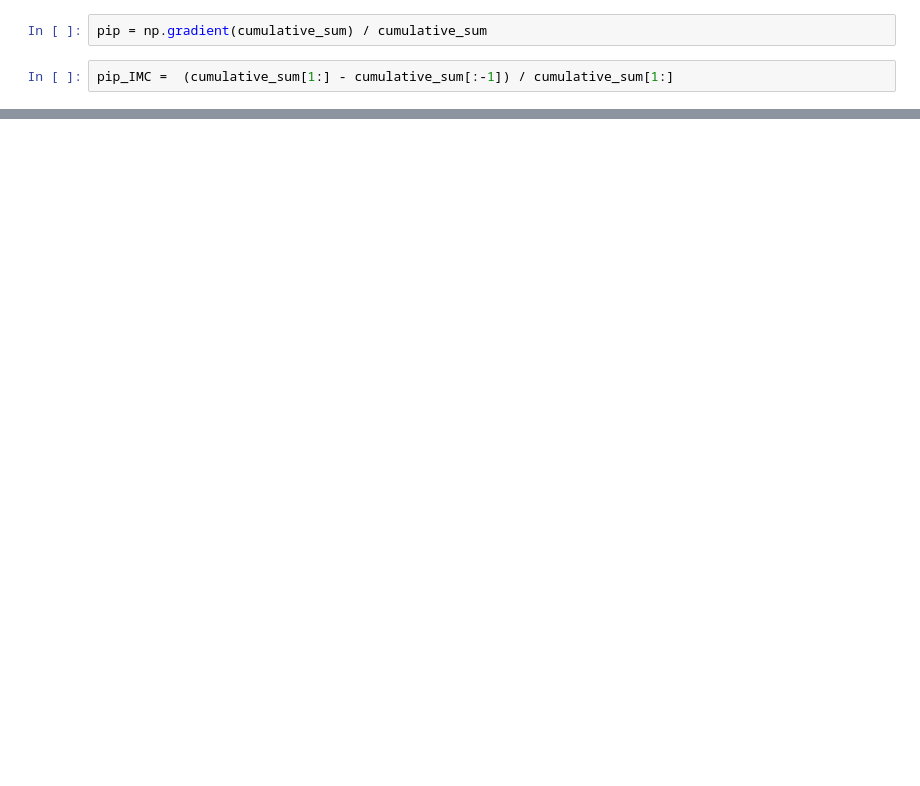
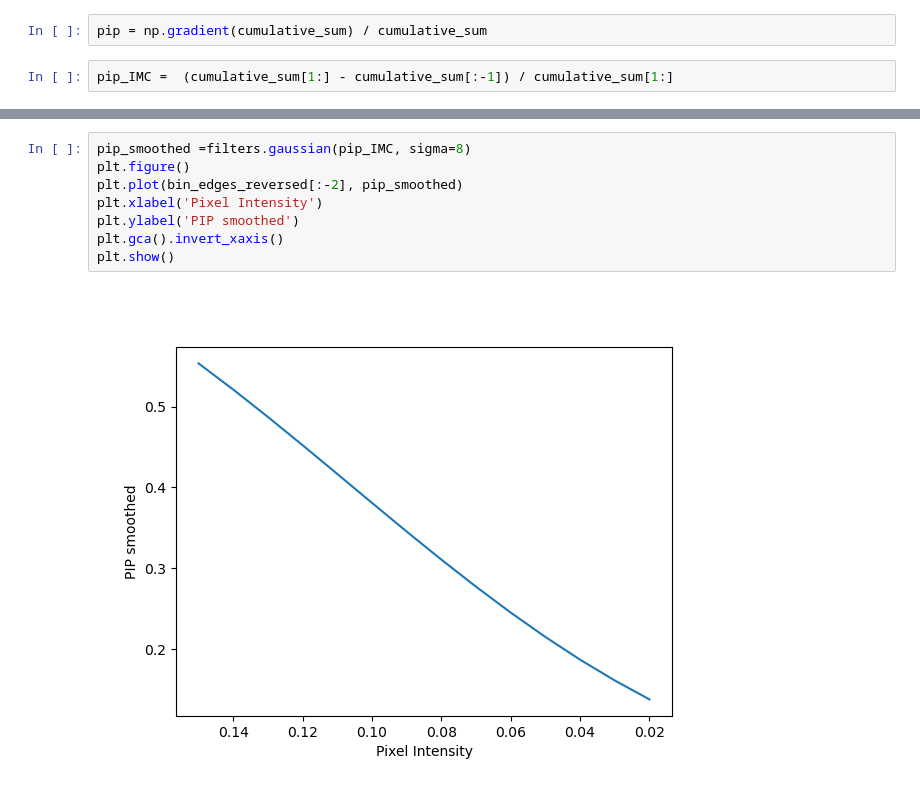
Before and after one commit to irene146/whitecaps, a Jupyter notebook: v1.1.ipynb, the cells around one changed output, grey strips where cells are left out. Saved outputs shown, nothing was run; the diff lists cells and outputs as text; blank space fills up the shorter version.

```diff
--- a/v1.1.ipynb
+++ b/v1.1.ipynb
@@ -127,3 +128,13 @@ plt.plot(bin_edges_reversed[:-2], pip_smoothed)
+# %%
+pip_smoothed =filters.gaussian(pip_IMC, sigma=8)
+plt.figure()
+plt.plot(bin_edges_reversed[:-2], pip_smoothed)
+plt.xlabel('Pixel Intensity')
+plt.ylabel('PIP smoothed')
+plt.gca().invert_xaxis()
+plt.show()
+# %% [output]
+[figure, added]
 # %%
 pip_1 = np.gradient(pip_smoothed[::-1])
 pip_2 = filters.gaussian(np.gradient(pip_1), sigma=5)
```
Also changed, not shown: parts of 18 cells of this notebook.
